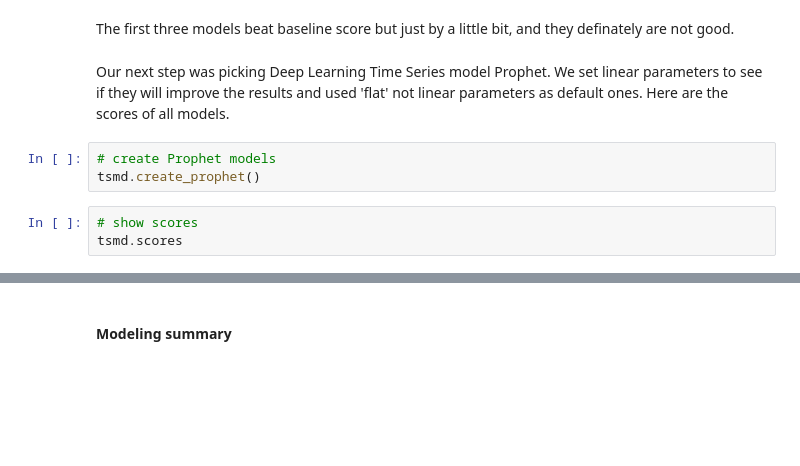
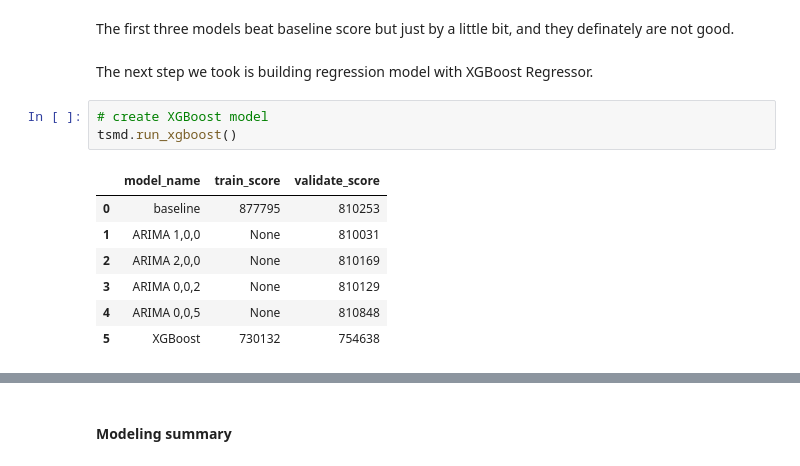
Before and after one commit to The-Real-MVPs/cisco-time-series-analysis, a Jupyter notebook: draft_final_notebook.ipynb, the cells around one changed output, grey strips where cells are left out. Drawn from its saved outputs; the diff is of its cells as text; blank space fills up the shorter version.

```diff
--- a/draft_final_notebook.ipynb
+++ b/draft_final_notebook.ipynb
@@ -299,11 +325,16 @@ tsmd.create_arima_models()
 # %% [markdown]
 The first three models beat baseline score but just by a little bit, and they definately are not good.
 # %% [markdown]
-Our next step was picking Deep Learning Time Series model Prophet. We set linear parameters to see if they will improve the results and used 'flat' not linear parameters as default ones. Here are the scores of all models.
+The next step we took is building regression model with XGBoost Regressor.
 # %%
-# create Prophet models
-tsmd.create_prophet()
+# create XGBoost model
+tsmd.run_xgboost()
+# %% [output]
+|  | model_name | train_score | validate_score |
+| 0 | baseline | 877795 | 810253 |
+| 1 | ARIMA 1,0,0 | None | 810031 |
+| 2 | ARIMA 2,0,0 | None | 810169 |
+| 3 | ARIMA 0,0,2 | None | 810129 |
+| 4 | ARIMA 0,0,5 | None | 810848 |
+| 5 | XGBoost | 730132 | 754638 |
-# %%
-# show scores
-tsmd.scores
 # %% [markdown]
```
Also changed, not shown: parts of 20 cells of this notebook, 1 other file.
